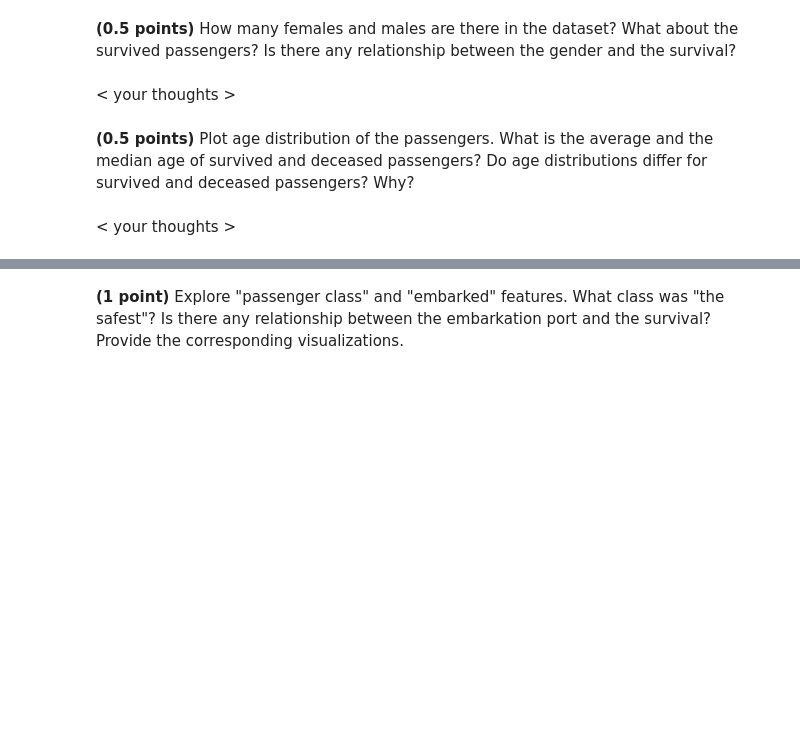
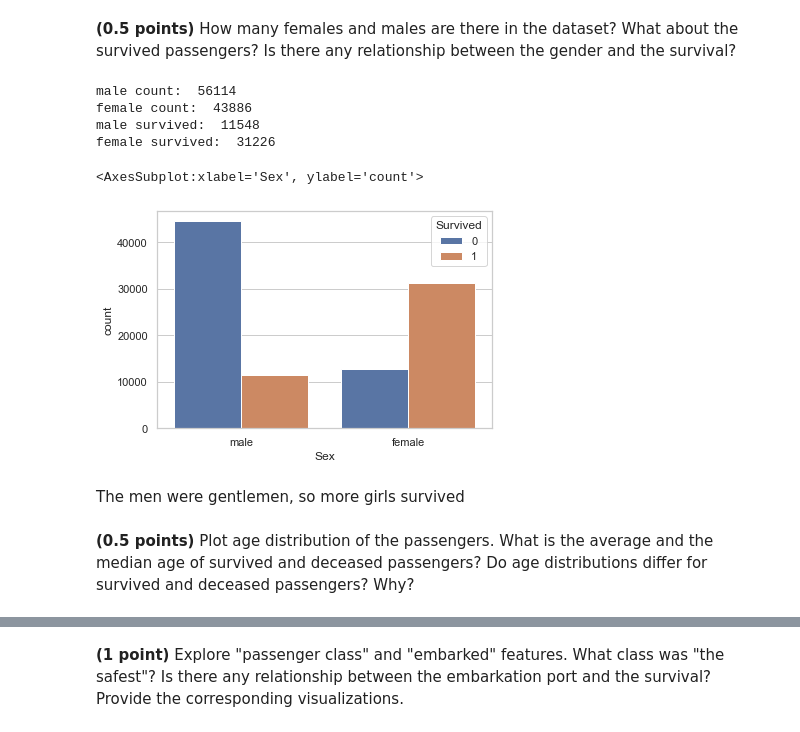
Before and after one commit to akvise/ml-course, a Jupyter notebook: 5_hw_classification/hw_classification.ipynb, the cells around one changed output, grey strips where cells are left out. Drawn from its saved outputs; the diff is of its cells as text; code cells hidden in the pictures; blank space fills up the shorter version.

```diff
--- a/5_hw_classification/hw_classification.ipynb
+++ b/5_hw_classification/hw_classification.ipynb
@@ -572,4 +561,20 @@ data.head()
-# %% [markdown]
-< your thoughts >
+# %%
+print('male count: ', len(data[data['Sex'] == 'male']))
+print('female count: ', len(data[data['Sex'] == 'female']))
+
+print('male survived: ', len(data[(data['Survived'] == 1) & (data['Sex'] == 'male')]))
+print('female survived: ', len(data[(data['Survived'] == 1) & (data['Sex'] == 'female')]))
+# %% [output]
+male count:  56114
+female count:  43886
+male survived:  11548
+female survived:  31226
+# %%
+sns.countplot(x='Sex',hue='Survived',data=data)
+# %% [output]
+<AxesSubplot:xlabel='Sex', ylabel='count'>
+[figure, added]
+# %% [markdown]
+The men were gentlemen, so more girls survived
 # %% [markdown]
 **(0.5 points)** Plot age distribution of the passengers. What is the average and the median age of survived and deceased passengers? Do age distributions differ for survived and deceased passengers? Why?
@@ -578,2 +580,0 @@ data.head()
-# %% [markdown]
-< your thoughts >
```
Also changed, not shown: parts of 50 cells of this notebook.
